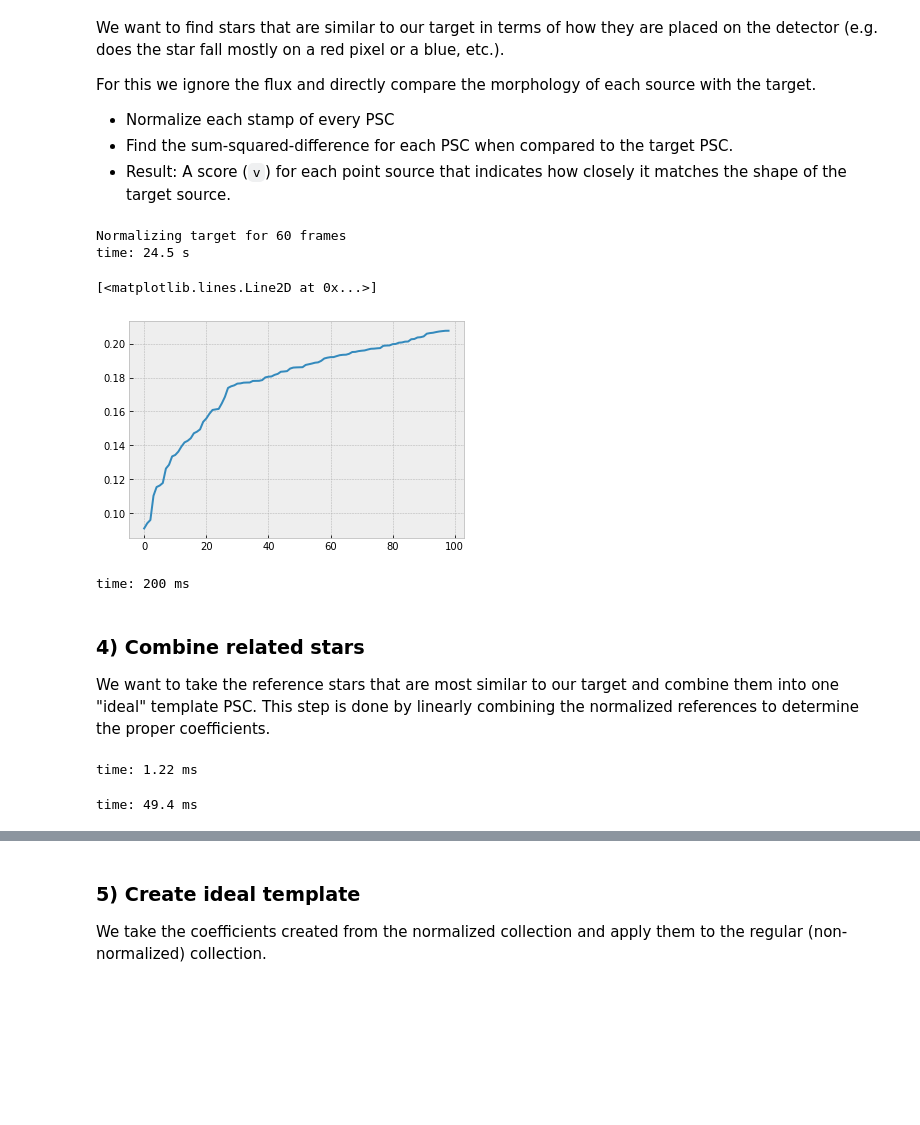
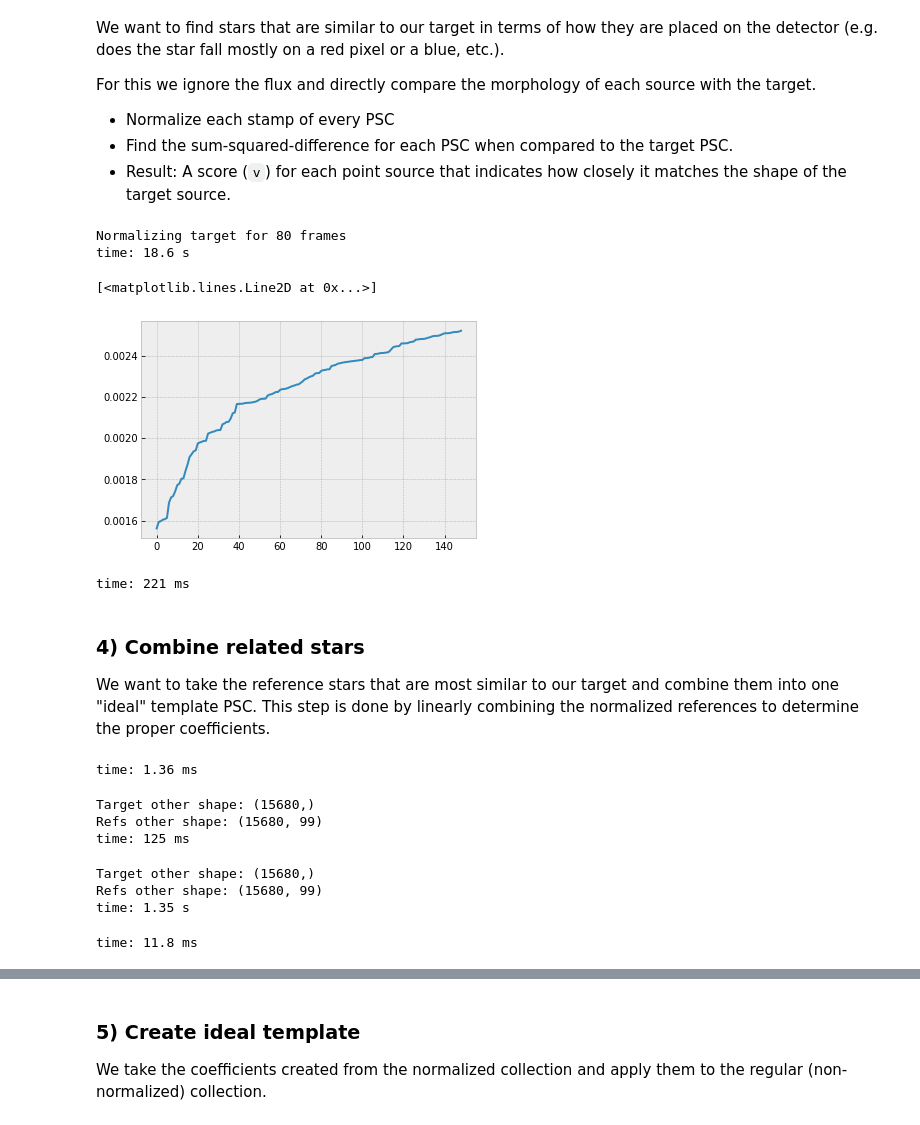
Before and after one commit to panoptes/panoptes-pipeline, a Jupyter notebook: examples/notebooks/PIAA-Algorithm.ipynb, the cells around one changed output, grey strips where cells are left out. Cells and saved outputs as stored; diff of their text form; code cells hidden in the pictures; blank space fills up the shorter version.

```diff
--- a/examples/notebooks/PIAA-Algorithm.ipynb
+++ b/examples/notebooks/PIAA-Algorithm.ipynb
@@ -52,8 +59,20 @@ time: 2.67 ms
 # seq_id = 'PAN006/HatP20/6575fc/20180202T233743'
 # seq_id = 'PAN001/HatP20/14d3bd/20180202T061353'
 # seq_id = 'PAN006/Hd189733/7bab97/20180327T071126'
-seq_id = 'PAN001/Wasp43/14d3bd/20180116T093353'
+
+# seq_id = 'PAN001/Wasp43/14d3bd/20180116T093353'
+# seq_id = 'PAN001/Wasp43/14d3bd/20180131T085025'
+
+# seq_id = 'PAN001/Wasp104/14d3bd/20180207T084013'
+seq_id = 'PAN001/Wasp104/14d3bd/20180215T084721'
+# seq_id = 'PAN001/Wasp104/14d3bd/20180117T111444'
+
+# seq_id = 'PAN001/Wasp24/14d3bd/20180426T091237'
+
+# seq_id = 'PAN006/Kelt3/7bab97/20180214T234338'
+
 # seq_id = 'PAN001/Wasp33/14d3bd/20160911T095804'
 # seq_id = 'PAN006/Wasp104/7bab97/20180119T051913'
 # seq_id = 'PAN006/HatP20/7bab97/20180126T233158'
+# seq_id = 'PAN006/HatP20/6575fc/20180126T233158'
 # %% [output]
@@ -71,5 +90,5 @@ Note that the camera bias is removed during creation of initial data cube but no
 #### 1a) Setup Observation
 # %%
 # Create some working directories
-obs_dir = '/var/panoptes/images/fields/{}'.format(seq_id.replace('PAN001', ''))
+obs_dir = '/var/panoptes/images/fields/{}'.format(seq_id)
 # %% [output]
@@ -131,7 +167,11 @@ Here we manually looked up the 2MASS id for the Wasp-43, the target we are inter
 # ticid=tic_list[np.random.randint(0, len(tic_list))] # random
 # ticid = str(get_star_info('08154797+0550121')[0][0]) # 2MASS id - Hat-P-30
 # ticid = str(get_star_info('07273995+2420118')[0][0]) # 2MASS id - Hat-P-20
-ticid = str(get_star_info('10193800-0948225')[0][0]) # 2MASS id - Wasp-43
+# ticid = str(get_star_info('10193800-0948225')[0][0]) # 2MASS id - Wasp-43
 # ticid = str(get_star_info('02265106+3733017')[0][0]) # 2MASS id - Wasp-33
 # ticid = str(get_star_info('20004297+2242342')[0][0]) # HD 189733
+
+ticid = str(get_star_info('10422458+0726060')[0][0]) # 2MASS id - Wasp 104
+
+# ticid = str(get_star_info('09543439+4023170')[0][0]) # 2MASS id - Kelt-3
 # %% [output]
@@ -186,20 +230,20 @@ For this we ignore the flux and directly compare the morphology of each source w
 * Result: A score (`v`) for each point source that indicates how closely it matches the shape of the target source.
 # %%
 # Get a score for each point source for how well it matches target. Lower scores are better matches
-similar_stars = observation.find_similar_stars(ticid, force_new=True)
+similar_stars = observation.find_similar_stars(picid, force_new=True)
 
 # Sort by the similarity score so we can easily get best matches
 similar_source_rank = pd.DataFrame({'v': similar_stars}, index=list(observation.stamps.keys())).sort_values(by='v')
 # %% [output]
-Normalizing target for 60 frames
-time: 24.5 s
+Normalizing target for 80 frames
+time: 18.6 s
 # %%
 # Show similarity scores for top 100 matches
-plt.plot(similar_source_rank.values[1:100])
+plt.plot(similar_source_rank.values[1:150])
 # %% [output]
 [<matplotlib.lines.Line2D at 0x...>]
-[figure, old version]
+[figure, new version]
-time: 200 ms
+time: 221 ms
 # %% [markdown]
 ### 4) Combine related stars
 
@@ -207,20 +251,50 @@ We want to take the reference stars that are most similar to our target and comb
 template PSC. This step is done by linearly combining the normalized references to determine the proper coefficients.
 # %%
 # Guess at the number of references to start
-num_refs = 50
+num_refs = 100
 
 # Damping parameter for fit
-d = 0.
+d = 0
 # %% [output]
-time: 1.22 ms
+time: 1.36 ms
 # %%
 # Build a collection of the top references. First item in list is target
-ref_collection = np.array([observation.get_psc(idx) for idx in similar_source_rank.index[:num_refs]])
+ref_collection = np.array([observation.get_psc(idx, remove_bias=True) for idx in similar_source_rank.index[:num_refs]])
+
+target_psc = ref_collection[0]
 
 # Normalize each PSC in the reference stamp collection
 normalized_collection = np.array([normalize(s) for s in ref_collection])
 
 # Build the coeffs off the normalized PSC - this is the actual combination
-coeffs = get_ideal_full_coeffs(normalized_collection, damp=d)
+coeffs = get_ideal_full_coeffs(normalized_collection, damp=d, verbose=True)
 # %% [output]
-time: 49.4 ms
+Target other shape: (15680,)
+Refs other shape: (15680, 99)
+time: 125 ms
+# %%
+stamp_collection = normalized_collection
+
+num_refs = stamp_collection.shape[0] - 1
+num_frames = stamp_collection.shape[1]
+num_pixels = stamp_collection.shape[2]
+
+target_frames = stamp_collection[0].flatten()
+refs_frames = stamp_collection[1:].reshape(-1, num_frames * num_pixels).T
+
+print("Target other shape: {}".format(target_frames.shape))
+print("Refs other shape: {}".format(refs_frames.shape))
+
+def func(c0):
+    return target_frames - (refs_frames * c0).sum(1)
+
+coeffs = optimize.leastsq(func, np.ones(num_refs))
+# coeffs2 = lsqr(refs_frames, target_frames, d)
+# %% [output]
+Target other shape: (15680,)
+Refs other shape: (15680, 99)
+time: 1.35 s
+# %%
+d1 = (ref_collection[0] / (ref_collection[1:].T * coeffs[0]).T.sum(0)).sum(1)
+# %% [output]
+time: 11.8 ms
```
Also changed, not shown: parts of 40 cells of this notebook, 7 other files.
